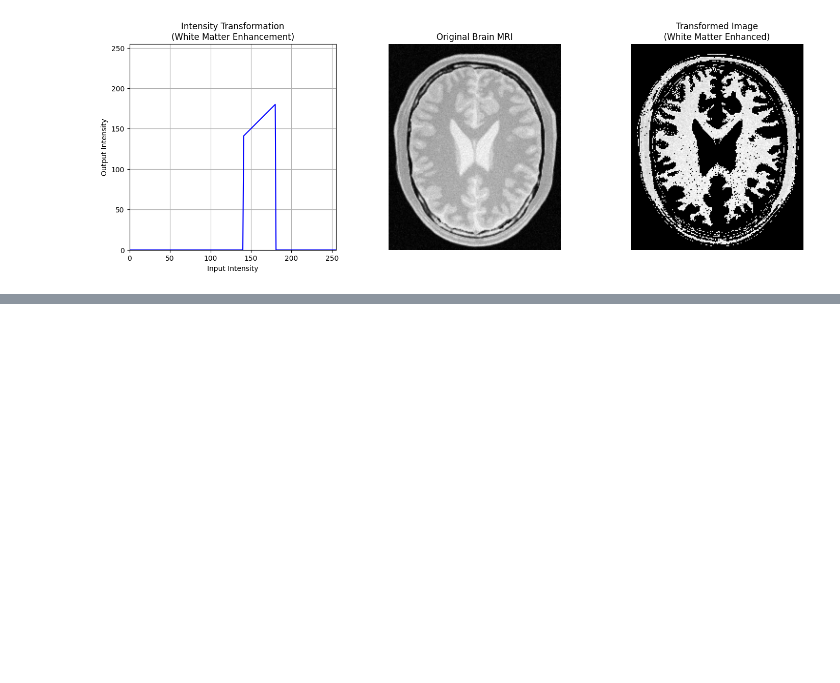
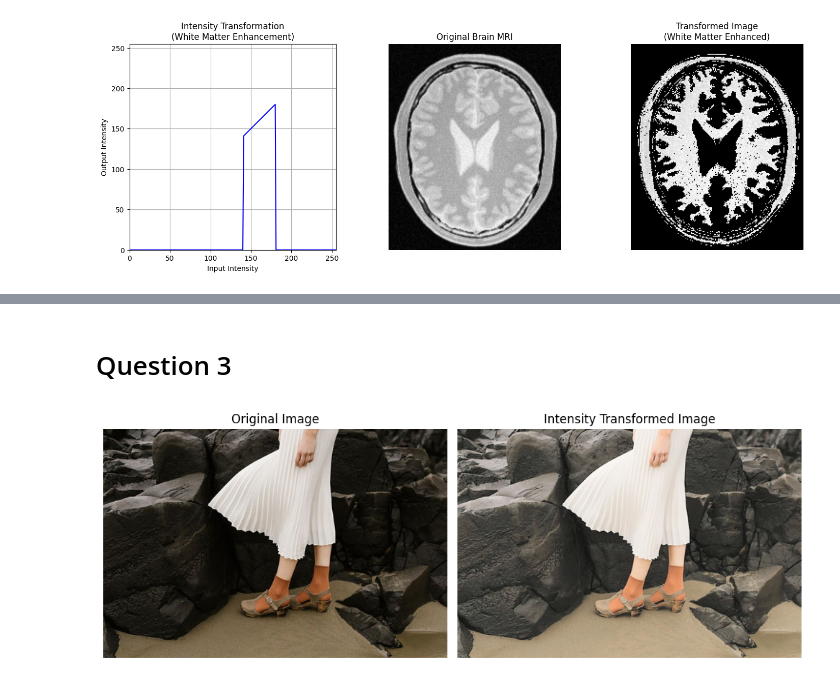
Before and after one commit to PankajaBalasooriya/EN3160_Image_Processing_and_Machine_Vision, a Jupyter notebook: Assignments/Assignment1_PointOperationsAndSpatialFiltering/assignment1.ipynb, the cells around one changed output, grey strips where cells are left out. Cells and saved outputs as stored; diff of their text form; code cells hidden in the pictures; blank space fills up the shorter version.

Commit message:
question 3

```diff
--- a/Assignments/Assignment1_PointOperationsAndSpatialFiltering/assignment1.ipynb
+++ b/Assignments/Assignment1_PointOperationsAndSpatialFiltering/assignment1.ipynb
@@ -167,0 +168,37 @@ plt.show()
+# %% [markdown]
+# Question 3
+# %%
+img_bgr = cv.imread('./a1images/highlights_and_shadows.jpg')
+
+img_lab = cv.cvtColor(img_bgr, cv.COLOR_BGR2Lab)
+L, a, b = cv.split(img_lab)
+L_norm = L.astype(np.float32) / 255.0  # OpenCV uses 0–255 for L
+
+# Apply gamma correction
+gamma = 0.5  # <1 brightens, >1 darkens
+L_gamma = np.power(L_norm, gamma)
+
+L_new = np.clip(L_gamma * 255.0, 0, 255).astype(np.uint8)
+
+# Merge and convert back to BGR
+img_lab_new = cv.merge((L_new, a, b))
+img_bgr_new = cv.cvtColor(img_lab_new, cv.COLOR_Lab2BGR)
+
+# Display both images side by side using matplotlib
+fig, ax = plt.subplots(1, 2, figsize=(10, 5))
+
+ax[0].imshow(cv.cvtColor(img_bgr, cv.COLOR_BGR2RGB))
+ax[0].set_title('Original Image')
+ax[0].axis('off')
+
+ax[1].imshow(cv.cvtColor(img_bgr_new, cv.COLOR_BGR2RGB))
+ax[1].set_title('Intensity Transformed Image')
+ax[1].axis('off')
+
+plt.tight_layout()
+plt.show()
+
+# Save result
+#cv.imwrite('image_gamma_corrected.jpg', img_bgr_new)
+# %% [output]
+[figure, added]
```
Also changed, not shown: parts of 2 cells of this notebook, 2 other files.
